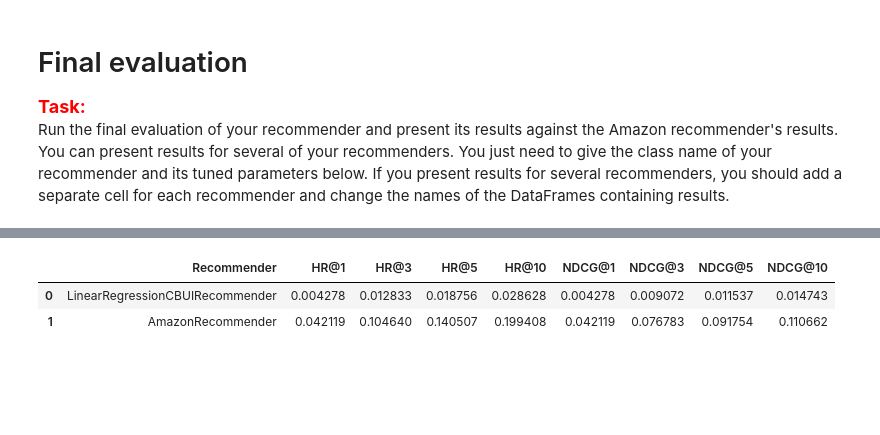
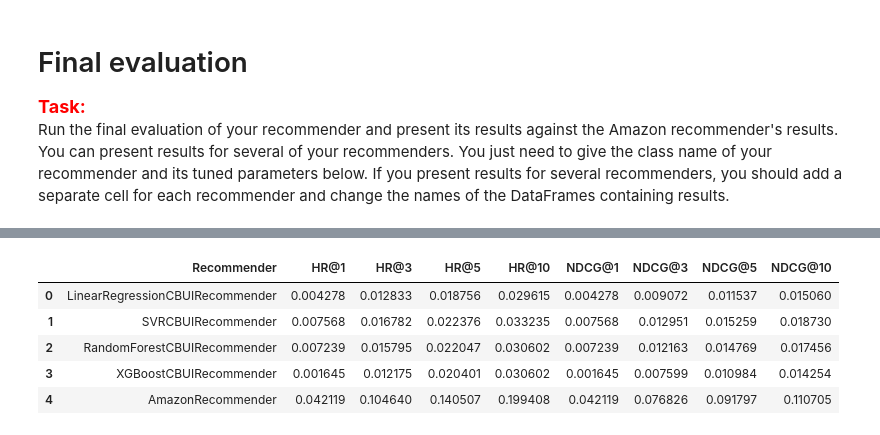
Before and after one commit to dolatapatryk/recommender-system-project-1, a Jupyter notebook: project_1_recommender_and_evaluation.ipynb, the cells around one changed output, grey strips where cells are left out. Saved outputs shown, nothing was run; the diff lists cells and outputs as text; code cells hidden in the pictures; blank space fills up the shorter version.

Commit message:
generated notebooks htmls

```diff
--- a/project_1_recommender_and_evaluation.ipynb
+++ b/project_1_recommender_and_evaluation.ipynb
@@ -968,0 +1297,17 @@ display(HTML(linear_cbui_tts_results.to_html()))
+# %%
+import time
+
+start = time.time()
+forest_cb_user_item_recommender = RandomForestCBUIRecommender(
+    **{'max_depth': 8.0, 'min_samples_split': 26.0, 'n_estimators': 209.0, 'n_neg_per_pos': 5.0})  # Initialize your recommender here with the best params from tuning
+
+# Give the name of your recommender in the line below
+forest_linear_cbui_tts_results = [['RandomForestCBUIRecommender'] + list(evaluate_train_test_split_implicit(
+    forest_cb_user_item_recommender, interactions_df, items_df))]
+
+forest_linear_cbui_tts_results = pd.DataFrame(
+    forest_linear_cbui_tts_results, columns=['Recommender', 'HR@1', 'HR@3', 'HR@5', 'HR@10', 'NDCG@1', 'NDCG@3', 'NDCG@5', 'NDCG@10'])
+end = time.time()
+print(end-start)
+
+display(HTML(forest_linear_cbui_tts_results.to_html()))
@@ -968,0 +1334,17 @@ display(HTML(linear_cbui_tts_results.to_html()))
+# %%
+import time
+
+start = time.time()
+boost_cb_user_item_recommender = XGBoostCBUIRecommender(
+    **{'learning_rate': 0.002722133043597943, 'max_depth': 5.0, 'min_samples_split': 6.0, 'n_estimators': 230.0, 'n_neg_per_pos': 7.0})  # Initialize your recommender here with the best params from tuning
+
+# Give the name of your recommender in the line below
+boost_linear_cbui_tts_results = [['XGBoostCBUIRecommender'] + list(evaluate_train_test_split_implicit(
+    boost_cb_user_item_recommender, interactions_df, items_df))]
+
+boost_linear_cbui_tts_results = pd.DataFrame(
+    boost_linear_cbui_tts_results, columns=['Recommender', 'HR@1', 'HR@3', 'HR@5', 'HR@10', 'NDCG@1', 'NDCG@3', 'NDCG@5', 'NDCG@10'])
+end = time.time()
+print(end-start)
+
+display(HTML(boost_linear_cbui_tts_results.to_html()))
@@ -984,7 +1386,10 @@ display(HTML(amazon_tts_results.to_html()))
 # %%
-tts_results = pd.concat([linear_cbui_tts_results, amazon_tts_results]).reset_index(drop=True)
+tts_results = pd.concat([linear_cbui_tts_results, svr_linear_cbui_tts_results, forest_linear_cbui_tts_results, boost_linear_cbui_tts_results, amazon_tts_results]).reset_index(drop=True)
 display(HTML(tts_results.to_html()))
 # %% [output]
 |  | Recommender | HR@1 | HR@3 | HR@5 | HR@10 | NDCG@1 | NDCG@3 | NDCG@5 | NDCG@10 |
-| 0 | LinearRegressionCBUIRecommender | 0.004278 | 0.012833 | 0.018756 | 0.028628 | 0.004278 | 0.009072 | 0.011537 | 0.014743 |
-| 1 | AmazonRecommender | 0.042119 | 0.104640 | 0.140507 | 0.199408 | 0.042119 | 0.076783 | 0.091754 | 0.110662 |
+| 0 | LinearRegressionCBUIRecommender | 0.004278 | 0.012833 | 0.018756 | 0.029615 | 0.004278 | 0.009072 | 0.011537 | 0.015060 |
+| 1 | SVRCBUIRecommender | 0.007568 | 0.016782 | 0.022376 | 0.033235 | 0.007568 | 0.012951 | 0.015259 | 0.018730 |
+| 2 | RandomForestCBUIRecommender | 0.007239 | 0.015795 | 0.022047 | 0.030602 | 0.007239 | 0.012163 | 0.014769 | 0.017456 |
+| 3 | XGBoostCBUIRecommender | 0.001645 | 0.012175 | 0.020401 | 0.030602 | 0.001645 | 0.007599 | 0.010984 | 0.014254 |
+| 4 | AmazonRecommender | 0.042119 | 0.104640 | 0.140507 | 0.199408 | 0.042119 | 0.076826 | 0.091797 | 0.110705 |
```
Also changed, not shown: parts of 12 cells of this notebook, 4 other files.
